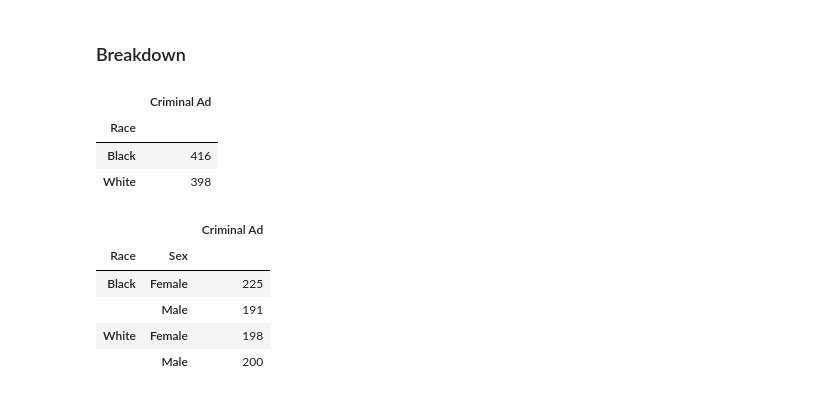
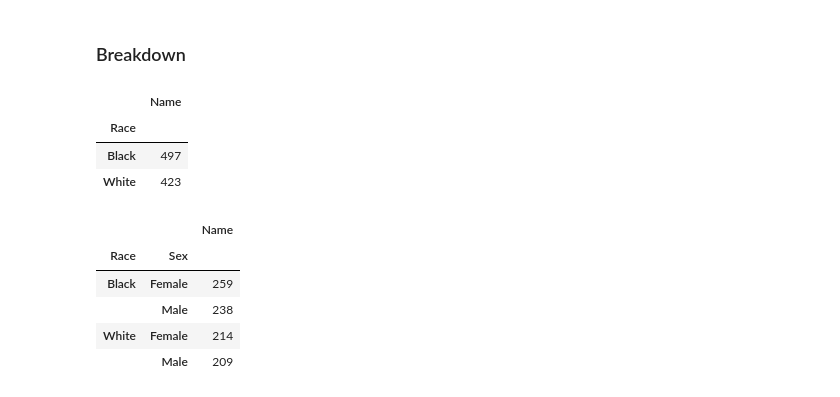
Before and after one commit to jonathanlo411/dsc180a, a Jupyter notebook: notebooks/bing_pilot.ipynb, the cells around one changed output. Drawn from its saved outputs; the diff is of its cells as text; code cells hidden in the pictures.

```diff
--- a/notebooks/bing_pilot.ipynb
+++ b/notebooks/bing_pilot.ipynb
@@ -129,16 +129,18 @@ df.head()
 ### Breakdown
 # %%
 # Show breakdowns
-display(df.groupby(['Race'])['Criminal Ad'].count().to_frame())
-display(df.groupby(['Race', 'Sex'])['Criminal Ad'].count().to_frame())
+counts_r = df.groupby(['Race'])['Name'].count()
+counts_rs = df.groupby(['Race', 'Sex'])['Name'].count()
+display(counts_r.to_frame())
+display(counts_rs.to_frame())
 # %% [output]
-|  | Criminal Ad |
+|  | Name |
 | Race |  |
-| Black | 416 |
-| White | 398 |
+| Black | 497 |
+| White | 423 |
-|  |  | Criminal Ad |
+|  |  | Name |
 | Race | Sex |  |
-| Black | Female | 225 |
-|  | Male | 191 |
-| White | Female | 198 |
-|  | Male | 200 |
+| Black | Female | 259 |
+|  | Male | 238 |
+| White | Female | 214 |
+|  | Male | 209 |
```
Also changed, not shown: parts of 5 cells of this notebook.
